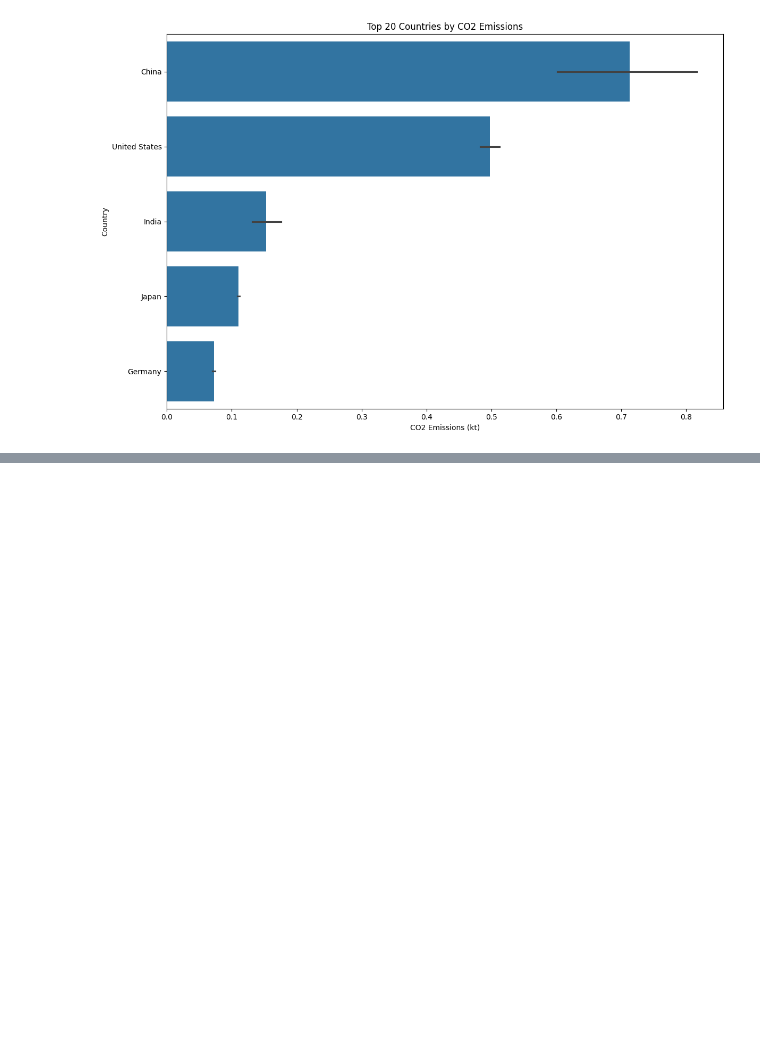
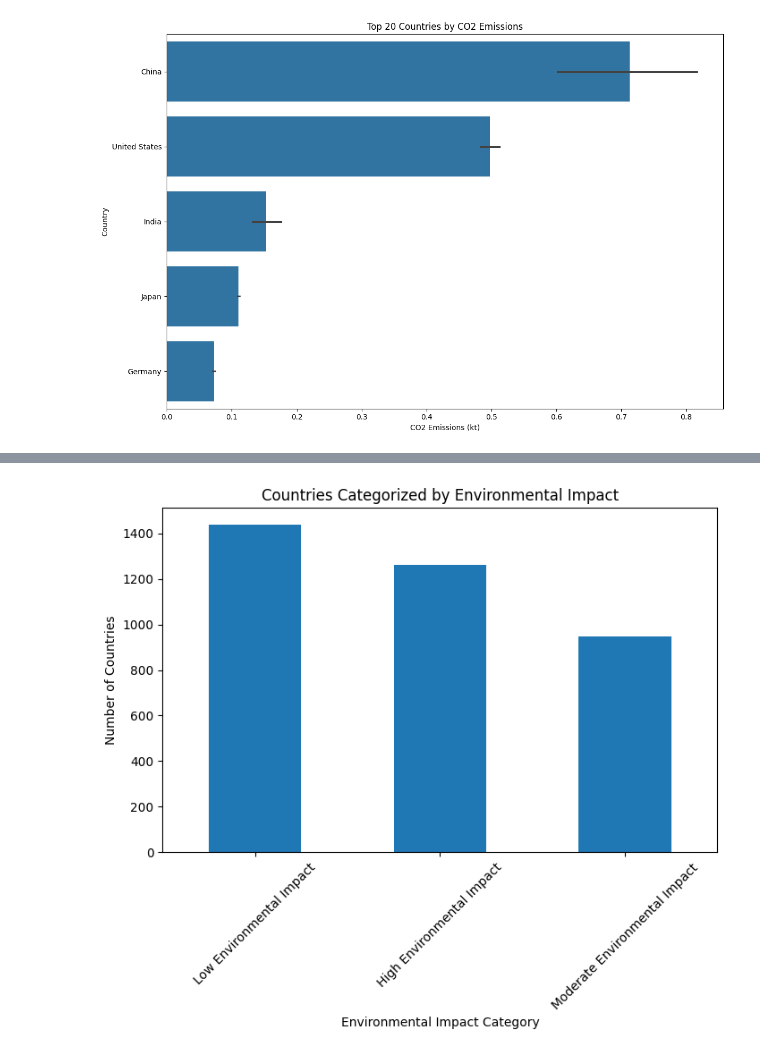
Before and after one commit to Annas-khan424/Data-visualisation, a Jupyter notebook: main.ipynb, the cells around one changed output, grey strips where cells are left out. Drawn from its saved outputs; the diff is of its cells as text; code cells hidden in the pictures; blank space fills up the shorter version.

```diff
--- a/main.ipynb
+++ b/main.ipynb
@@ -773,0 +796,33 @@ plt.show()
+# %%
+alpha = 0.9  # Weight coefficient for CO2 Emissions
+beta = 0.9   # Weight coefficient for Renewable Energy Adoption
+gamma = 0.9  # Weight coefficient for Energy intensity level of primary energy (MJ/$2017 PPP GDP)
+
+low_threshold = 0.3    # Threshold for low environmental impact category
+high_threshold = 0.5   # Threshold for high environmental impact category
+
+# Calculate Environmental Impact Score (Example)
+df['Environmental Impact Score'] = (
+    alpha * df['CO2 Emissions'] +
+    beta * df['Renewable energy share in the total final energy consumption (%)'] +
+    gamma * df['Energy intensity level of primary energy (MJ/$2017 PPP GDP)']
+)
+
+# Categorize countries based on Environmental Impact Score
+df['Environmental Impact Category'] = pd.cut(
+    df['Environmental Impact Score'],
+    bins=[-np.inf, low_threshold, high_threshold, np.inf],
+    labels=['Low Environmental Impact', 'Moderate Environmental Impact', 'High Environmental Impact']
+)
+
+# Plotting
+impact_category_counts = df['Environmental Impact Category'].value_counts()
+plt.figure(figsize=(8, 5))
+impact_category_counts.plot(kind='bar')
+plt.title('Countries Categorized by Environmental Impact')
+plt.xlabel('Environmental Impact Category')
+plt.ylabel('Number of Countries')
+plt.xticks(rotation=45)
+plt.show()
+# %% [output]
+[figure, added]
```
Also changed, not shown: parts of 4 cells of this notebook.
